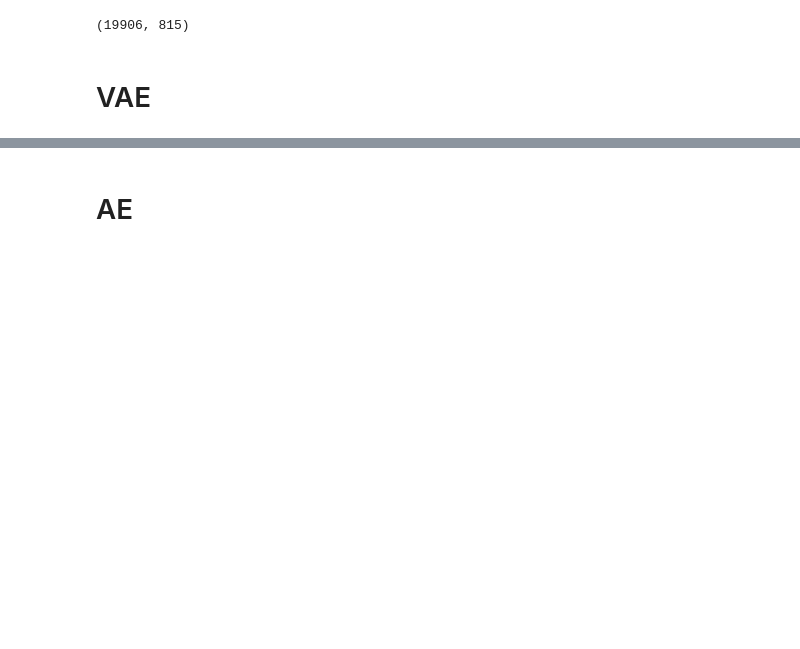
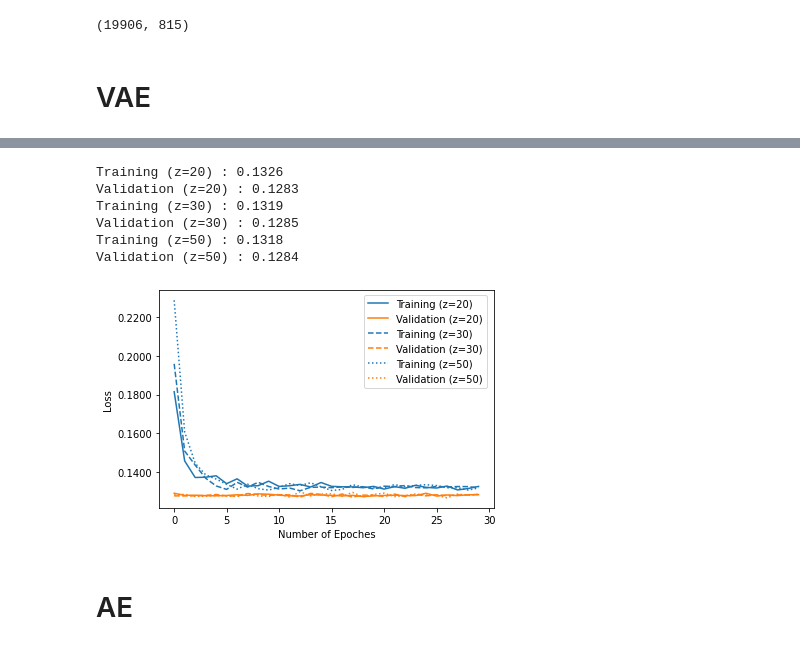
Before and after one commit to ritatang242/Livestream-Ecommerce-Recommender-System, a Jupyter notebook: full_context_visualization.ipynb, the cells around one changed output, grey strips where cells are left out. Cells and saved outputs as stored; diff of their text form; code cells hidden in the pictures; blank space fills up the shorter version.

```diff
--- a/full_context_visualization.ipynb
+++ b/full_context_visualization.ipynb
@@ -128,3 +122,13 @@ RuntimeError: Error(s) in loading state_dict for VAE:
+# %%
+metrics.plot_loss_wt_val(loss_vae, 'vae_full_contxet')
+# %% [output]
+Training (z=20) : 0.1326
+Validation (z=20) : 0.1283
+Training (z=30) : 0.1319
+Validation (z=30) : 0.1285
+Training (z=50) : 0.1318
+Validation (z=50) : 0.1284
+[figure, added]
 # %% [markdown]
 # AE
 # %%
```
Also changed, not shown: parts of 8 cells of this notebook, 29 other files.
